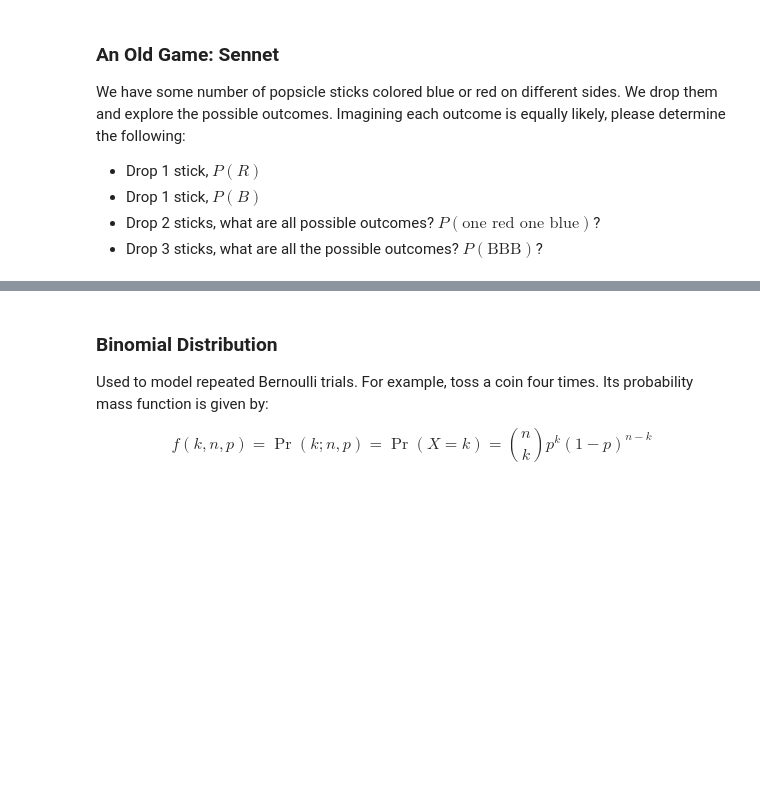
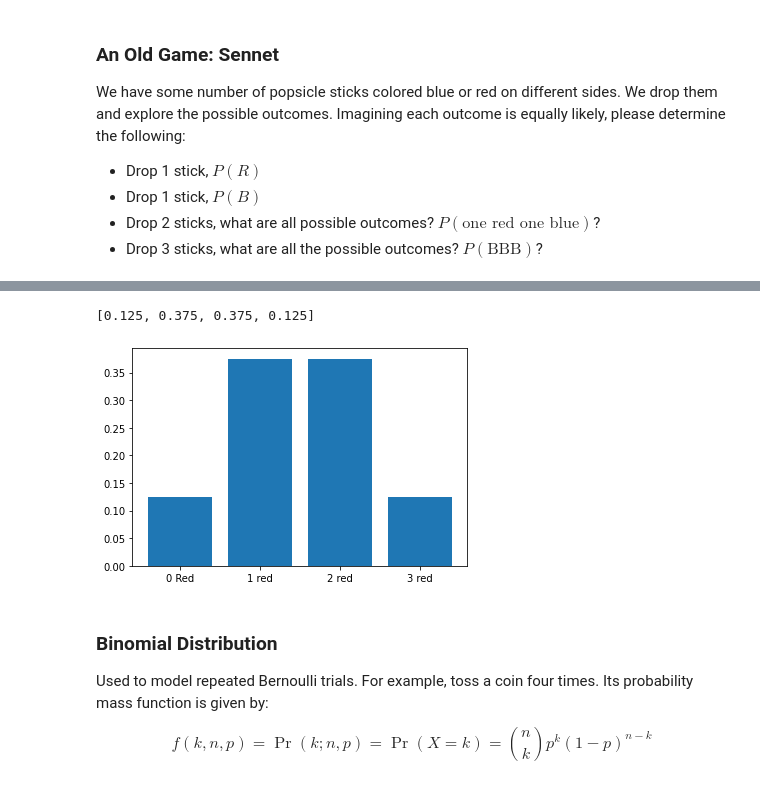
Before and after one commit to jfkoehler/nyu_bootcamp_fa24, a Jupyter notebook: _build/jupyter_execute/intro_probability.ipynb, the cells around one changed output, grey strips where cells are left out. Saved outputs shown, nothing was run; the diff lists cells and outputs as text; code cells hidden in the pictures; blank space fills up the shorter version.

```diff
--- a/_build/jupyter_execute/intro_probability.ipynb
+++ b/_build/jupyter_execute/intro_probability.ipynb
@@ -162,2 +191,5 @@ comb(3, 3)
 # %%
 #determine probabilities for each
+[comb(3, i)/2**3 for i in range(4)]
+# %% [output]
+[0.125, 0.375, 0.375, 0.125]
@@ -166,3 +196,9 @@ comb(3, 3)
+# %%
+#make a bar plot of probabilities
+plt.bar([0, 1, 2, 3], [comb(3, i)/2**3 for i in range(4)])
+plt.xticks([0, 1, 2, 3], ['0 Red', '1 red', '2 red', '3 red']);
+# %% [output]
+[figure, added]
 # %% [markdown]
 ### Binomial Distribution
 
```
Also changed, not shown: parts of 46 cells of this notebook, 24 other files.
